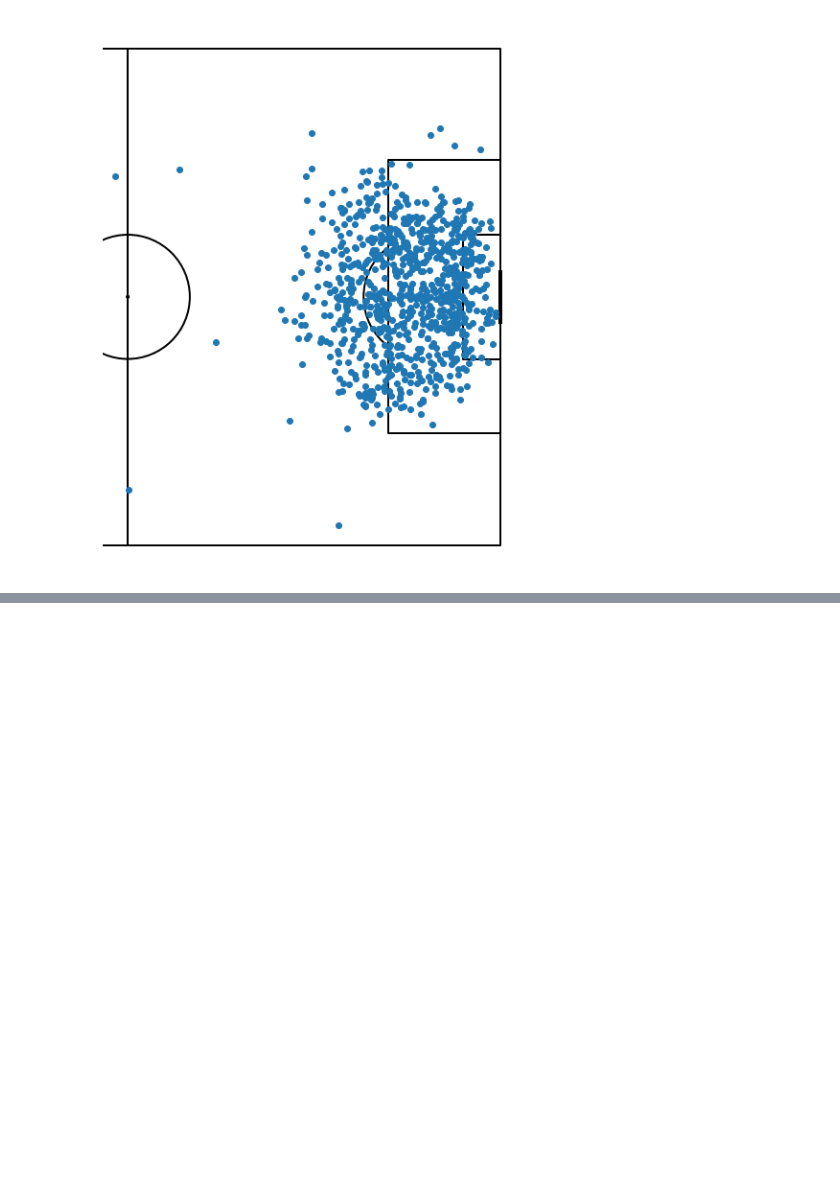
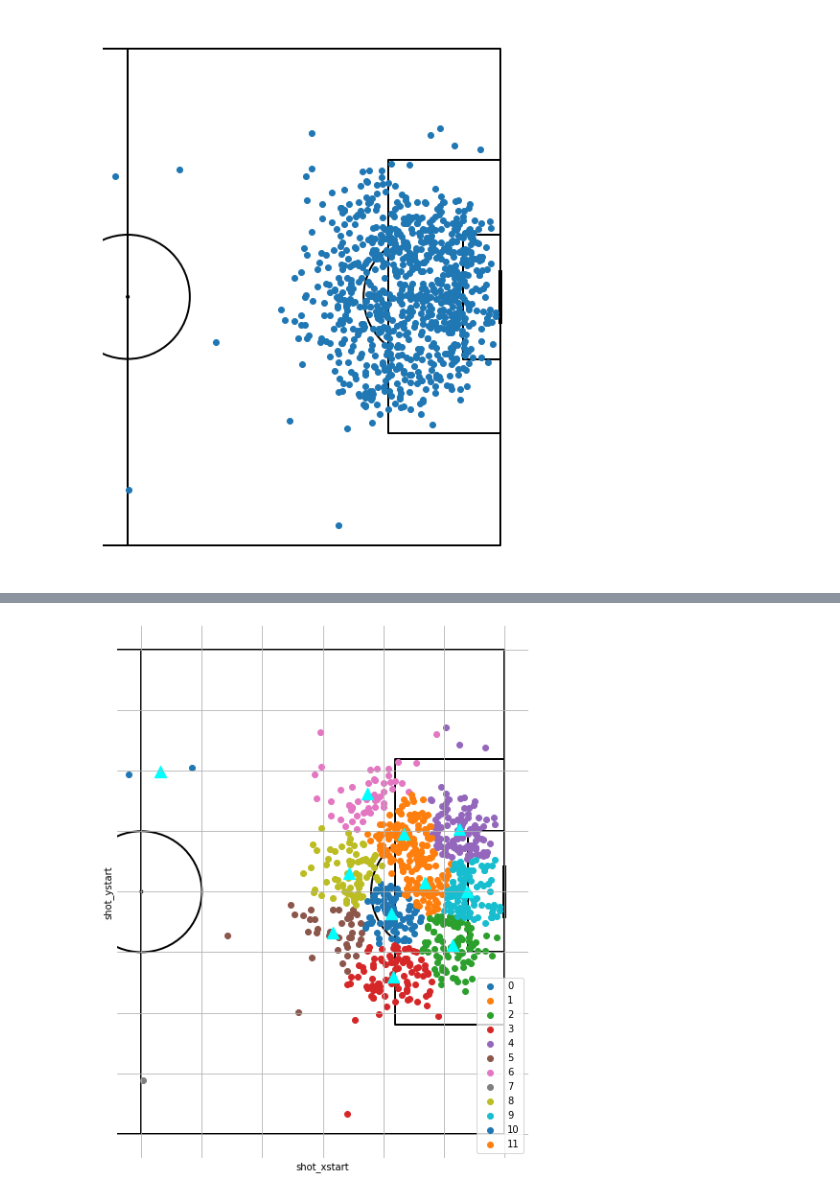
Before and after one commit to gianmarcozironelli/statsbomb_project, a Jupyter notebook: sb_project.ipynb, the cells around one changed output, grey strips where cells are left out. Cells and saved outputs as stored; diff of their text form; code cells hidden in the pictures; blank space fills up the shorter version.

```diff
--- a/sb_project.ipynb
+++ b/sb_project.ipynb
@@ -673,9 +683,13 @@ memory usage: 255.8+ KB
 # %%
 from sklearn.cluster import KMeans
 from sklearn.preprocessing import StandardScaler
+# %%
+shots_df = shots_df[['shot_aerial_won', 'shot_deflected', 'shot_one_on_one', 'shot_open_goal', 'match_id','under_pressure','shot_outcome','location']].copy()
 # %%
 shots_df['shot_xstart'] = [x for x,y in shots_df['location']]
 shots_df['shot_ystart'] = [y for x,y in shots_df['location']]
+# %%
+shots_df = shots_df.drop('location', 1)
 # %%
 #creating the 2D array
 x = shots_df[['shot_xstart','shot_ystart']]
@@ -709,0 +726,22 @@ plt.show()
+# %%
+km = KMeans(n_clusters=12, random_state=19)
+y_pred = km.fit_predict(x)  #fit_predict(X[, y, sample_weight]) --> Compute cluster centers and predict cluster index for each sample.
+# %%
+#plotting the results with colours
+fig, ax = pitch.draw(figsize=(12, 8), constrained_layout=True, tight_layout=False)
+fig.set_facecolor('#ffffff')
+
+for i in range(12):
+    plt.scatter(x.loc[y_pred==i, 'shot_xstart'], x.loc[y_pred==i, 'shot_ystart'], label=i)
+
+pitch = Pitch(pitch_type='statsbomb', pitch_color='#ffffff', line_color='#000000', half = True)
+
+#centroids + legend
+plt.ylabel('shot_ystart')
+plt.xlabel('shot_xstart')
+plt.scatter(km.cluster_centers_[:,0], km.cluster_centers_[:, 1], s=150, marker='^', c='cyan',)
+plt.grid()
+plt.legend()
+plt.show()
+# %% [output]
+[figure, added]
```
Also changed, not shown: parts of 17 cells of this notebook.
